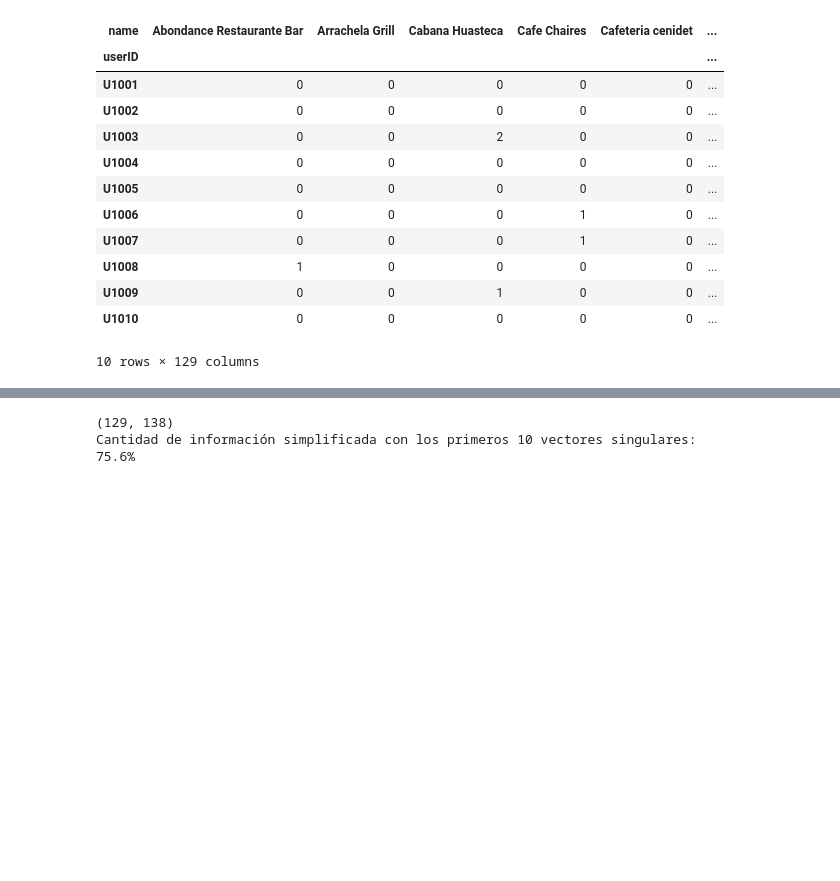
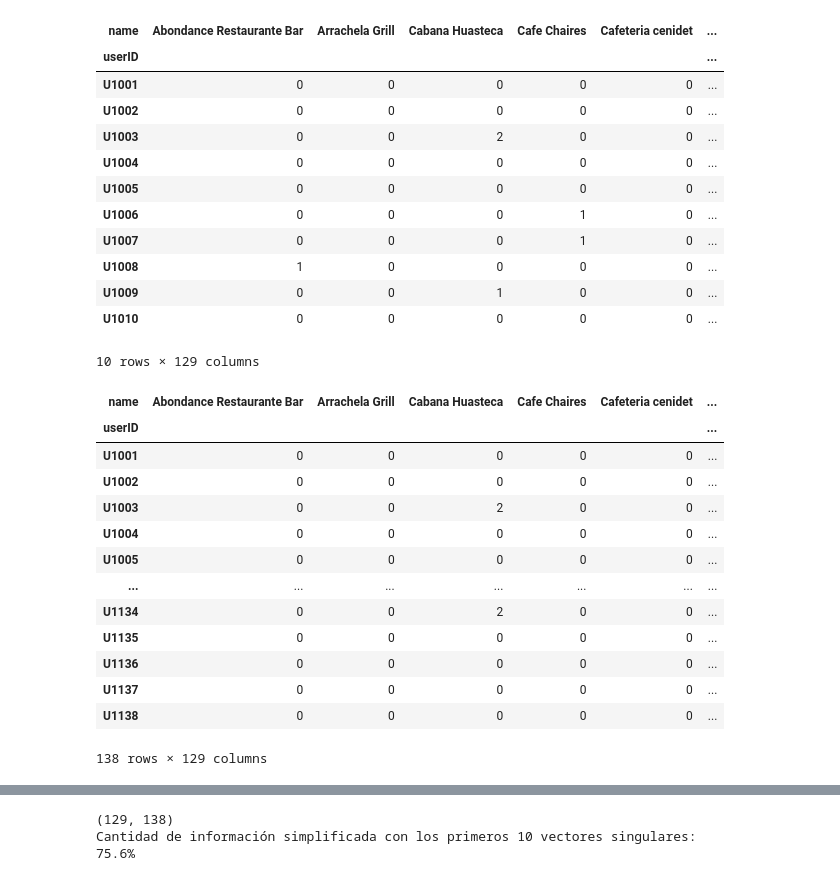
Before and after one commit to PosgradoMNA/actividades-de-aprendizaje-Cristian-Montelongo-A01793580, a Jupyter notebook: Colaboracion_Final_y_despedida.ipynb, the cells around one changed output, grey strips where cells are left out. Cells and saved outputs as stored; diff of their text form; code cells hidden in the pictures; blank space fills up the shorter version.

```diff
--- a/Colaboracion_Final_y_despedida.ipynb
+++ b/Colaboracion_Final_y_despedida.ipynb
@@ -121,6 +122,23 @@ Tabla_Pivote.head(10)
 | U1009 | 0 | 0 | 1 | 0 | 0 | ... |
 | U1010 | 0 | 0 | 0 | 0 | 0 | ... |
 10 rows × 129 columns
+# %%
+Tabla_Pivote
+# %% [output]
+| name | Abondance Restaurante Bar | Arrachela Grill | Cabana Huasteca | Cafe Chaires | Cafeteria cenidet | ... |
+| userID |  |  |  |  |  | ... |
+| U1001 | 0 | 0 | 0 | 0 | 0 | ... |
+| U1002 | 0 | 0 | 0 | 0 | 0 | ... |
+| U1003 | 0 | 0 | 2 | 0 | 0 | ... |
+| U1004 | 0 | 0 | 0 | 0 | 0 | ... |
+| U1005 | 0 | 0 | 0 | 0 | 0 | ... |
+| ... | ... | ... | ... | ... | ... | ... |
+| U1134 | 0 | 0 | 2 | 0 | 0 | ... |
+| U1135 | 0 | 0 | 0 | 0 | 0 | ... |
+| U1136 | 0 | 0 | 0 | 0 | 0 | ... |
+| U1137 | 0 | 0 | 0 | 0 | 0 | ... |
+| U1138 | 0 | 0 | 0 | 0 | 0 | ... |
+138 rows × 129 columns
 # %%
 Tabla_Pivote.T
 # %% [output]
```
Also changed, not shown: parts of 16 cells of this notebook.
